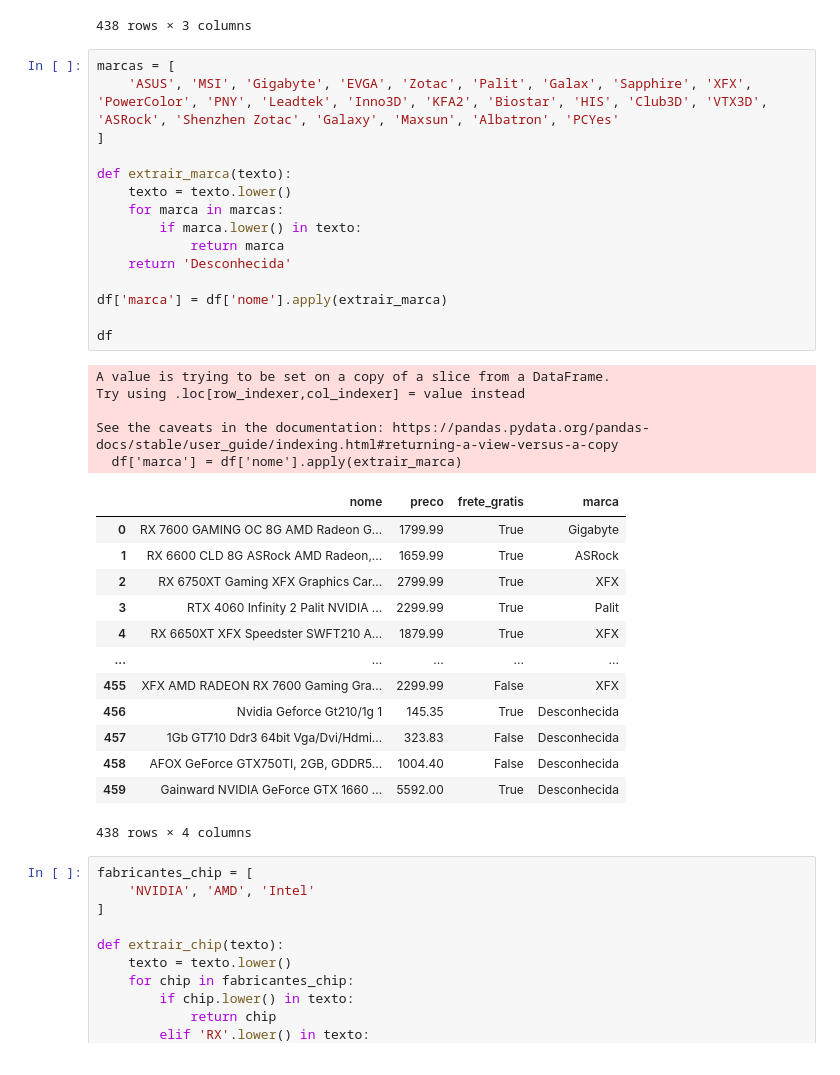
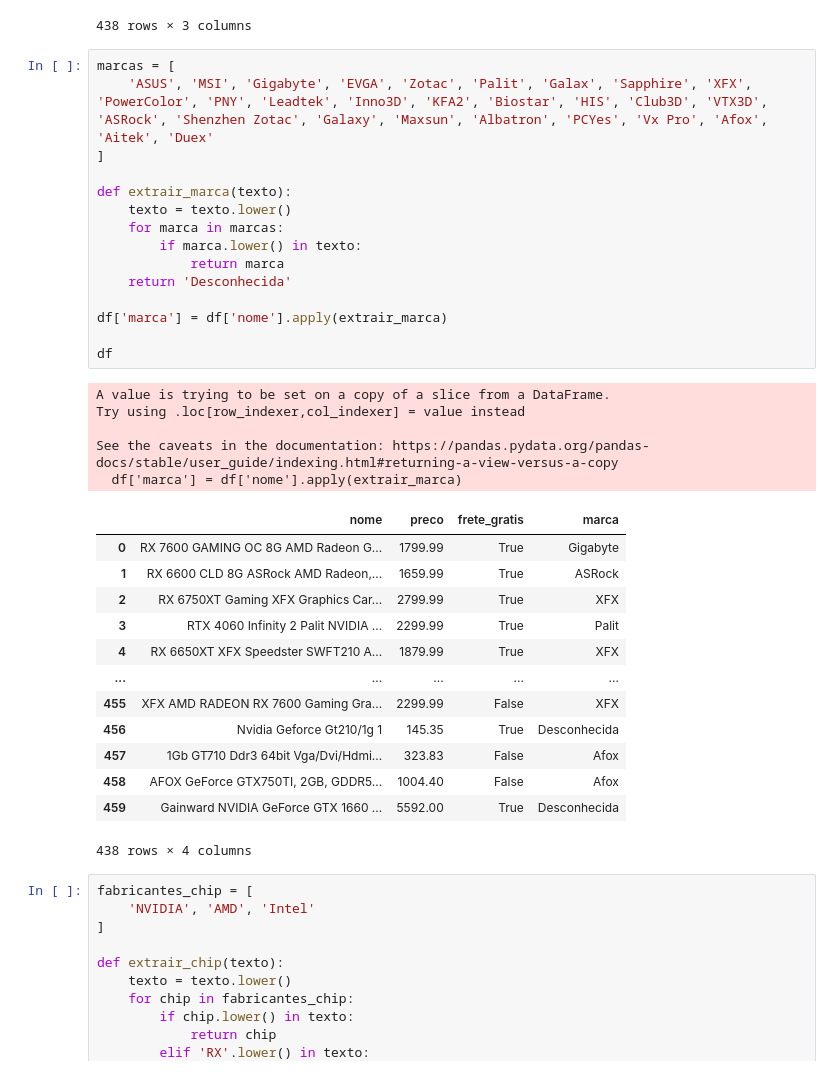
Before and after one commit to IIIgorMoura/web_scraping_dinamico, a Jupyter notebook: tratamento.ipynb, the cells around one changed output. Drawn from its saved outputs; the diff is of its cells as text.

```diff
--- a/tratamento.ipynb
+++ b/tratamento.ipynb
@@ -153,36 +150,36 @@ See the caveats in the documentation: https://pandas.pydata.org/pandas-docs/stab
 438 rows × 3 columns
 # %%
 marcas = [
-    'ASUS', 'MSI', 'Gigabyte', 'EVGA', 'Zotac', 'Palit', 'Galax', 'Sapphire', 'XFX', 'PowerColor', 'PNY', 'Leadtek', 'Inno3D', 'KFA2', 'Biostar', 'HIS', 'Club3D', 'VTX3D', 'ASRock', 'Shenzhen Zotac', 'Galaxy', 'Maxsun', 'Albatron', 'PCYes'
+    'ASUS', 'MSI', 'Gigabyte', 'EVGA', 'Zotac', 'Palit', 'Galax', 'Sapphire', 'XFX', 'PowerColor', 'PNY', 'Leadtek', 'Inno3D', 'KFA2', 'Biostar', 'HIS', 'Club3D', 'VTX3D', 'ASRock', 'Shenzhen Zotac', 'Galaxy', 'Maxsun', 'Albatron', 'PCYes', 'Vx Pro', 'Afox', 'Aitek', 'Duex'
 ]
 
 def extrair_marca(texto):
     texto = texto.lower()
     for marca in marcas:
         if marca.lower() in texto:
             return marca
     return 'Desconhecida'
 
 df['marca'] = df['nome'].apply(extrair_marca)
 
 df
 # %% [output]
 A value is trying to be set on a copy of a slice from a DataFrame.
 Try using .loc[row_indexer,col_indexer] = value instead
 
 See the caveats in the documentation: https://pandas.pydata.org/pandas-docs/stable/user_guide/indexing.html#returning-a-view-versus-a-copy
   df['marca'] = df['nome'].apply(extrair_marca)
 |  | nome | preco | frete_gratis | marca |
 | 0 | RX 7600 GAMING OC 8G AMD Radeon G... | 1799.99 | True | Gigabyte |
 | 1 | RX 6600 CLD 8G ASRock AMD Radeon,... | 1659.99 | True | ASRock |
 | 2 | RX 6750XT Gaming XFX Graphics Car... | 2799.99 | True | XFX |
 | 3 | RTX 4060 Infinity 2 Palit NVIDIA ... | 2299.99 | True | Palit |
 | 4 | RX 6650XT XFX Speedster SWFT210 A... | 1879.99 | True | XFX |
 | ... | ... | ... | ... | ... |
 | 455 | XFX AMD RADEON RX 7600 Gaming Gra... | 2299.99 | False | XFX |
 | 456 | Nvidia Geforce Gt210/1g 1 | 145.35 | True | Desconhecida |
-| 457 | 1Gb GT710 Ddr3 64bit Vga/Dvi/Hdmi... | 323.83 | False | Desconhecida |
-| 458 | AFOX GeForce GTX750TI, 2GB, GDDR5... | 1004.40 | False | Desconhecida |
+| 457 | 1Gb GT710 Ddr3 64bit Vga/Dvi/Hdmi... | 323.83 | False | Afox |
+| 458 | AFOX GeForce GTX750TI, 2GB, GDDR5... | 1004.40 | False | Afox |
 | 459 | Gainward NVIDIA GeForce GTX 1660 ... | 5592.00 | True | Desconhecida |
 438 rows × 4 columns
 # %%
```
Also changed, not shown: parts of 7 cells of this notebook, 2 other files.
